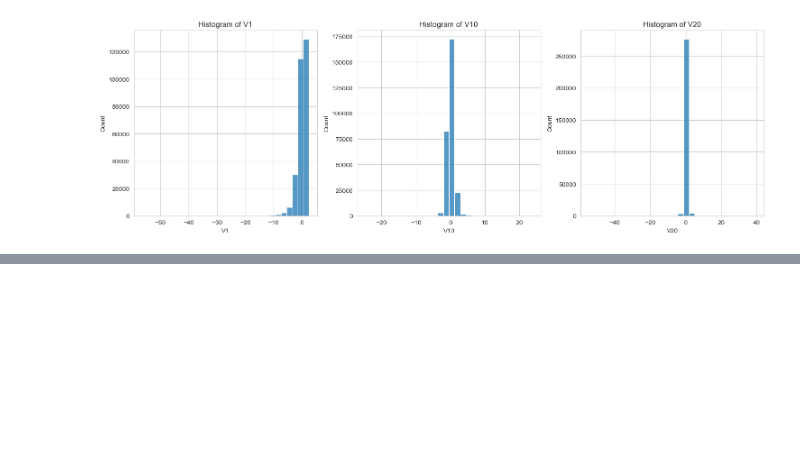
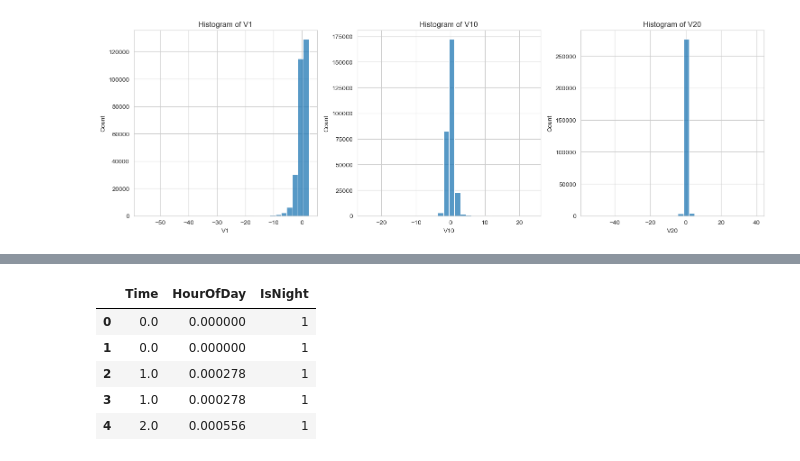
Before and after one commit to chrischukwuka2022/Msc_Data_Analystic_Thesis_2023, a Jupyter notebook: Capstone_Project.ipynb, the cells around one changed output, grey strips where cells are left out. Saved outputs shown, nothing was run; the diff lists cells and outputs as text; code cells hidden in the pictures; blank space fills up the shorter version.

```diff
--- a/Capstone_Project.ipynb
+++ b/Capstone_Project.ipynb
@@ -217,0 +218,15 @@ class_distribution, fraud_percentage
+# %%
+from sklearn.preprocessing import StandardScaler
+
+# Copying the dataset to apply transformations
+transformed_data = df.copy()
+
+# Standardizing the 'Amount' feature
+scaler = StandardScaler()
+transformed_data['NormalizedAmount'] = scaler.fit_transform(transformed_data['Amount'].values.reshape(-1, 1))
+
+# Dropping the original 'Amount' feature
+transformed_data = transformed_data.drop(['Amount'], axis=1)
+
+# Displaying the first few rows of the updated dataset
+transformed_data.head()
@@ -217,0 +250,16 @@ class_distribution, fraud_percentage
+# %%
+# Creating 'Hour of the Day' feature
+transformed_data['HourOfDay'] = (transformed_data['Time'] / 3600) % 24
+
+# Creating 'Day/Night' binary indicator (Night: 22:00 to 06:00)
+transformed_data['IsNight'] = transformed_data['HourOfDay'].apply(lambda x: 1 if (x >= 22 or x < 6) else 0)
+
+# Displaying the first few rows of the updated dataset with the new features
+transformed_data[['Time', 'HourOfDay', 'IsNight']].head()
+# %% [output]
+|  | Time | HourOfDay | IsNight |
+| 0 | 0.0 | 0.000000 | 1 |
+| 1 | 0.0 | 0.000000 | 1 |
+| 2 | 1.0 | 0.000278 | 1 |
+| 3 | 1.0 | 0.000278 | 1 |
+| 4 | 2.0 | 0.000556 | 1 |
```
Also changed, not shown: parts of 26 cells of this notebook.
